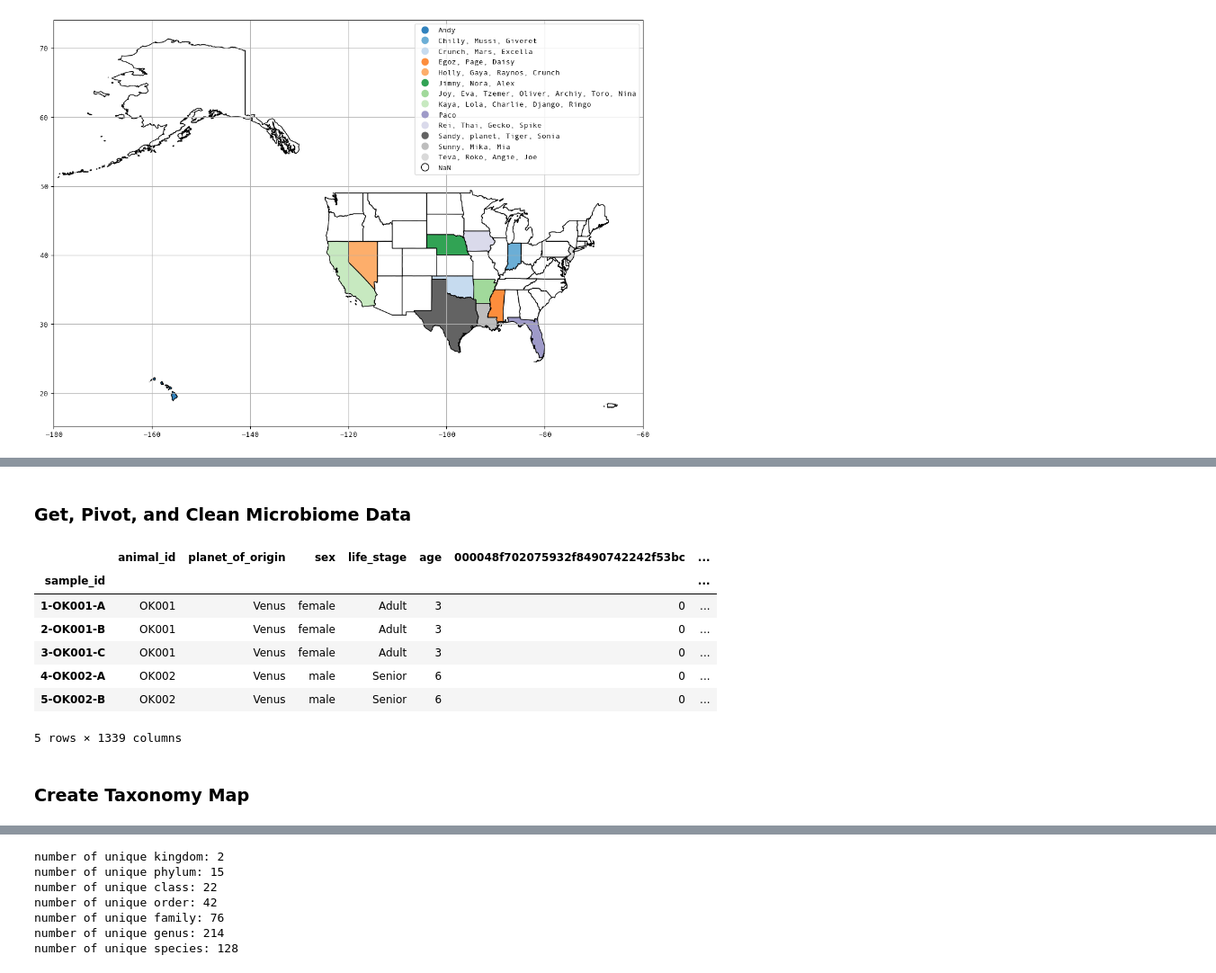
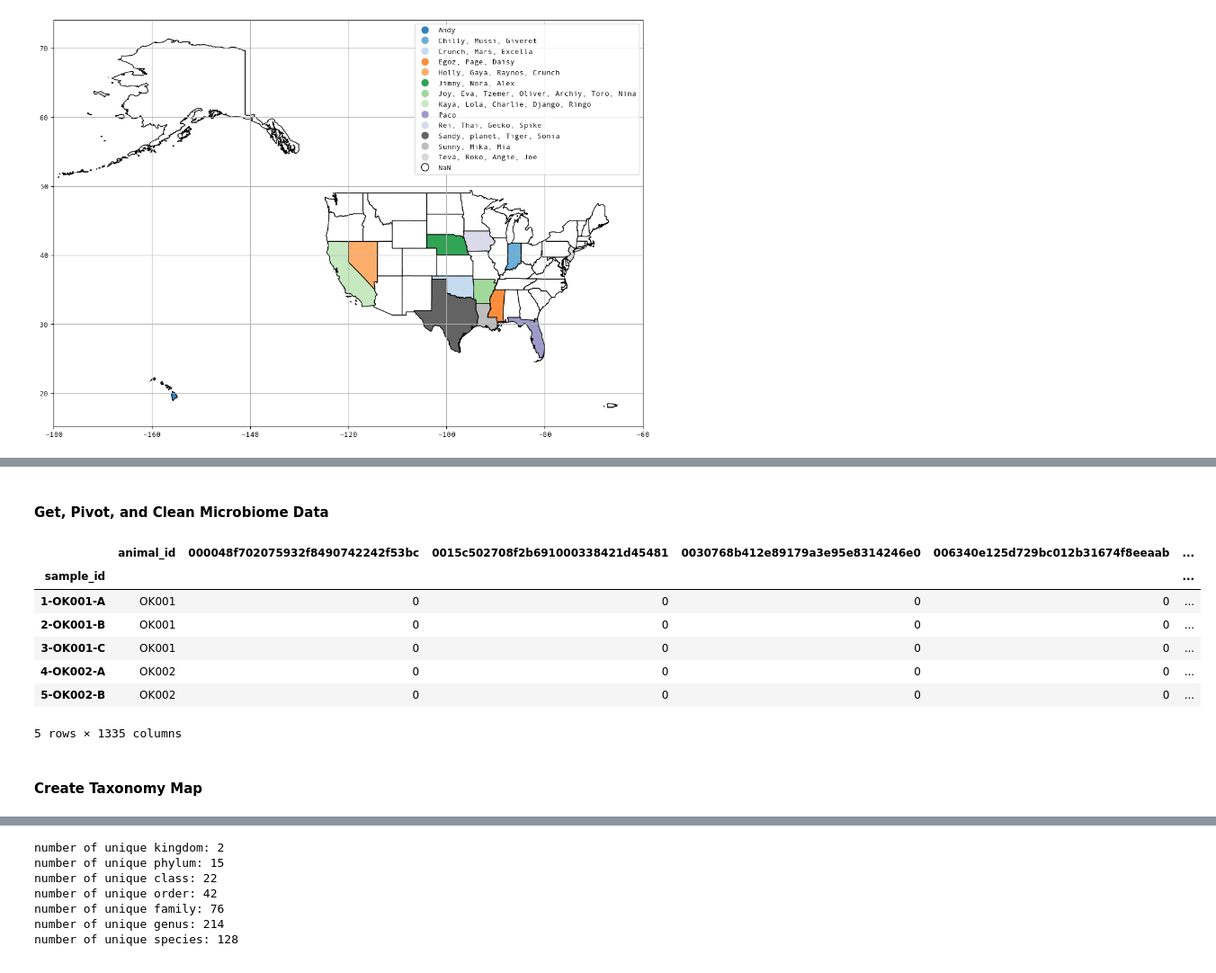
Before and after one commit to sjmignot/cosmic-zoo, a Jupyter notebook: cosmic-zoo.ipynb, the cells around one changed output, grey strips where cells are left out. Shown at 90% size. Cells and saved outputs as stored; diff of their text form; code cells hidden in the pictures.

```diff
--- a/cosmic-zoo.ipynb
+++ b/cosmic-zoo.ipynb
@@ -269,44 +259,40 @@ plt.grid(True)
 # %% [markdown]
-### Get, Pivot, and Clean Microbiome Data
+#### Get, Pivot, and Clean Microbiome Data
 # %%
-animal_microbiome = pd.read_sql("""
+sample_microbiome = pd.read_sql("""
 SELECT
-    animal.animal_id, animal_name, planet_of_origin, sex, life_stage, age, microbiome_sample.*, feature.*
-FROM animal
-JOIN microbiome_sample ON animal.animal_id= microbiome_sample.animal_id
+    microbiome_sample.*, feature.*
+FROM microbiome_sample
 JOIN feature ON microbiome_sample.sample_id=feature.sample_id;
 """, con=con)
 
-def clean_animal_microbiome(df):
+def clean_microbiome(df):
     df_copy = df.copy()
 
     # remove duplicate columns
     df_copy = df_copy.loc[:,~df_copy.columns.duplicated()]
 
     # pivot table so that each sample is a row and all features are in columns
-    df_copy = df_copy.pivot(index=['animal_id', 'sample_id', 'planet_of_origin', 'sex', 'life_stage', 'age'], columns=['feature_id'], values=['value']).reset_index()
+    df_copy = df_copy.pivot(index=['animal_id', 'sample_id'], columns=['feature_id'], values=['value']).reset_index()
 
     # flatten multiindex columns
     df_copy.columns = [''.join(col) if col[0]!='value' else col[1] for col in df_copy.columns]
     return df_copy
 
-cleaned_animal_microbiome = clean_animal_microbiome(animal_microbiome).set_index('sample_id')
-
-target_columns = ['animal_id', 'planet_of_origin', 'sex', 'life_stage', 'age']
-feature_columns = [c for c in cleaned_animal_microbiome.columns if c not in target_columns]
+cleaned_sample_microbiome = clean_microbiome(sample_microbiome).set_index('sample_id')
 # %%
-cleaned_animal_microbiome.head()
+cleaned_sample_microbiome.head()
 # %% [output]
-|  | animal_id | planet_of_origin | sex | life_stage | age | 000048f702075932f8490742242f53bc | ... |
-| sample_id |  |  |  |  |  |  | ... |
-| 1-OK001-A | OK001 | Venus | female | Adult | 3 | 0 | ... |
-| 2-OK001-B | OK001 | Venus | female | Adult | 3 | 0 | ... |
-| 3-OK001-C | OK001 | Venus | female | Adult | 3 | 0 | ... |
-| 4-OK002-A | OK002 | Venus | male | Senior | 6 | 0 | ... |
-| 5-OK002-B | OK002 | Venus | male | Senior | 6 | 0 | ... |
+|  | animal_id | 000048f702075932f8490742242f53bc | 0015c502708f2b691000338421d45481 | 0030768b412e89179a3e95e8314246e0 | 006340e125d729bc012b31674f8eeaab | ... |
+| sample_id |  |  |  |  |  | ... |
+| 1-OK001-A | OK001 | 0 | 0 | 0 | 0 | ... |
+| 2-OK001-B | OK001 | 0 | 0 | 0 | 0 | ... |
+| 3-OK001-C | OK001 | 0 | 0 | 0 | 0 | ... |
+| 4-OK002-A | OK002 | 0 | 0 | 0 | 0 | ... |
+| 5-OK002-B | OK002 | 0 | 0 | 0 | 0 | ... |
-5 rows × 1339 columns
+5 rows × 1335 columns
 # %% [markdown]
-### Create Taxonomy Map
+#### Create Taxonomy Map
 # %%
 taxonomy_map = pd.read_sql('SELECT * FROM taxonomy',con=con).set_index('feature_id')
 
```
Also changed, not shown: parts of 48 cells of this notebook.
